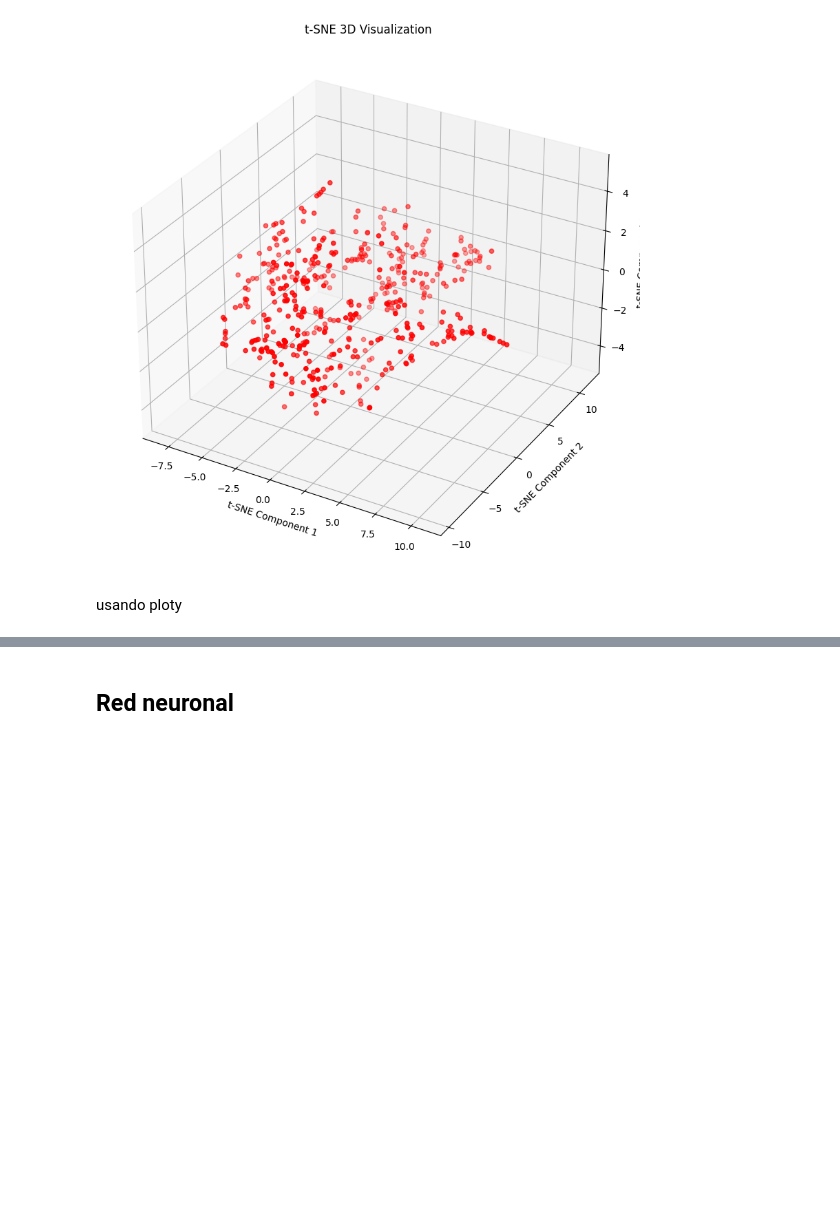
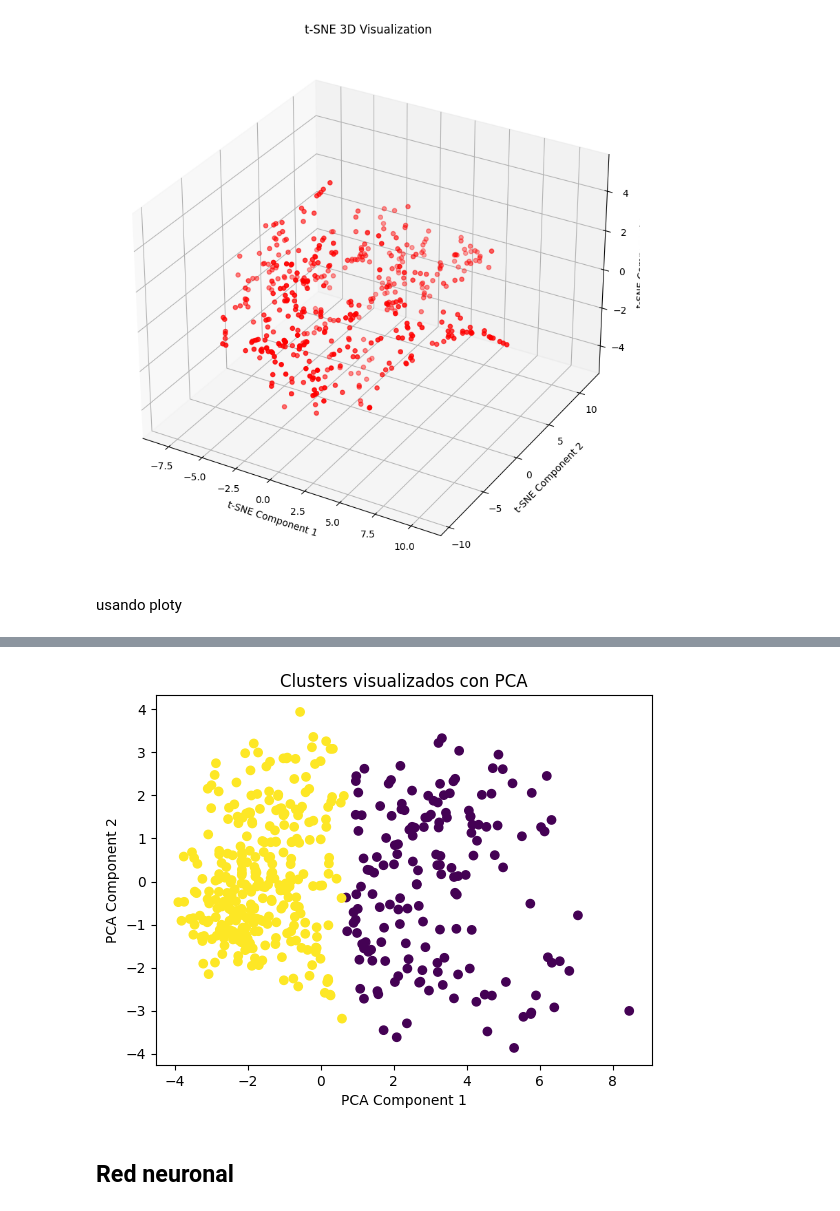
Before and after one commit to Eltosergi/Talller2_IDS, a Jupyter notebook: Taller2.ipynb, the cells around one changed output, grey strips where cells are left out. Drawn from its saved outputs; the diff is of its cells as text; code cells hidden in the pictures; blank space fills up the shorter version.

```diff
--- a/Taller2.ipynb
+++ b/Taller2.ipynb
@@ -519,3 +610,16 @@ fig.show()
+# %%
+#Ahora vamos a reducir la dimensionalidad para la visualización
+pca = PCA(n_components=2)
+data_pca = pca.fit_transform(data_scaled)
+
+#Y finalmente crearemos un scatter plot con los Clusters.
+plt.scatter(data_pca[:, 0], data_pca[:, 1], c=data['Cluster'], cmap='viridis')
+plt.xlabel('PCA Component 1')
+plt.ylabel('PCA Component 2')
+plt.title('Clusters visualizados con PCA')
+plt.show()
+# %% [output]
+[figure, added]
 # %% [markdown]
 ## Red neuronal
 # %%
```
Also changed, not shown: parts of 13 cells of this notebook, 1 other file.
